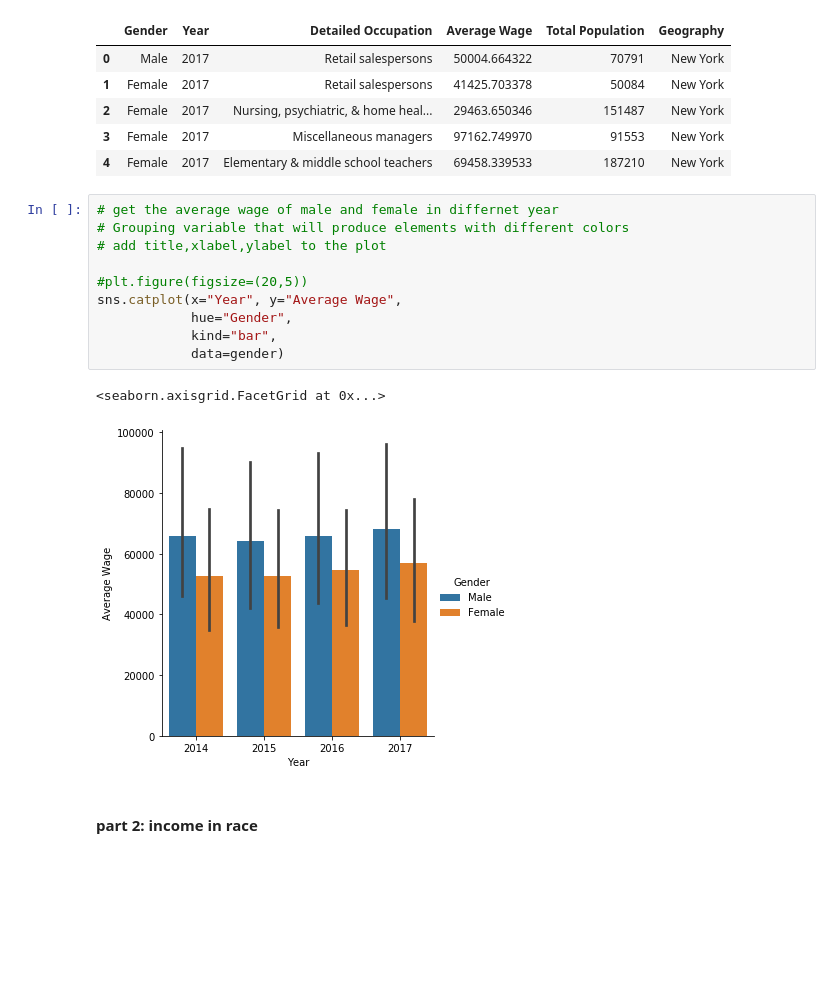
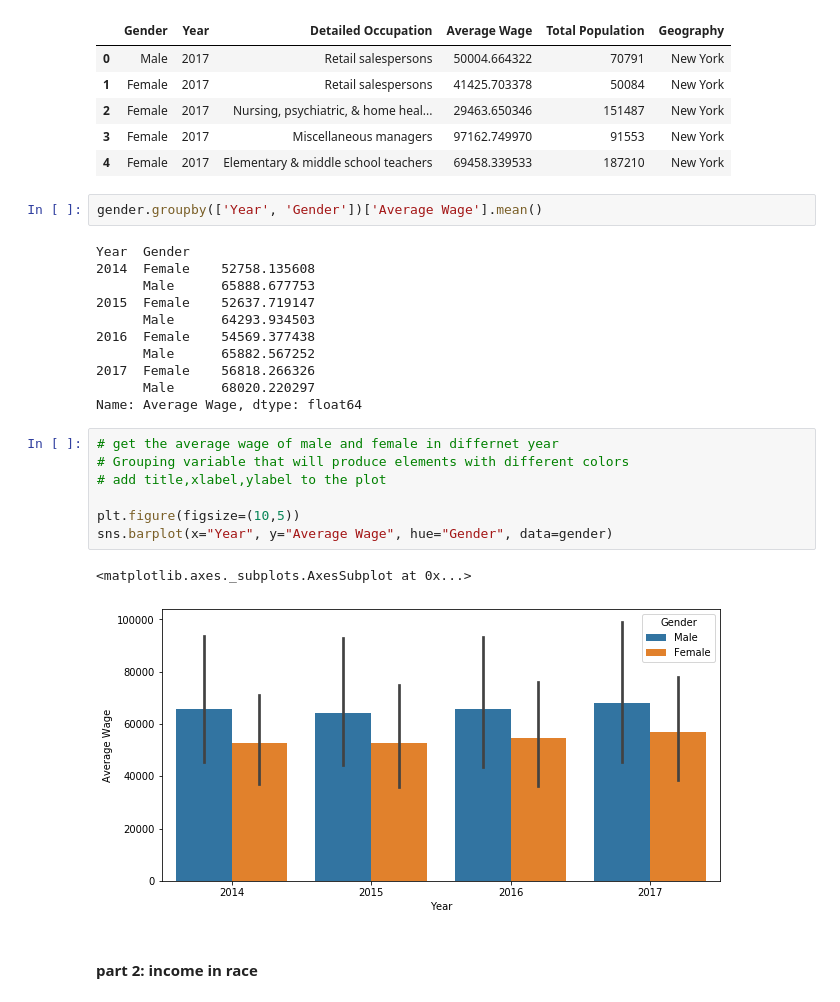
Before and after one commit to gegeli638/DAV-5400, a Jupyter notebook: final/12.13.ipynb, the cells around one changed output. Drawn from its saved outputs; the diff is of its cells as text; blank space fills up the shorter version.

```diff
--- a/final/12.13.ipynb
+++ b/final/12.13.ipynb
@@ -27,19 +27,29 @@ gender.head()
 | 2 | Female | 2017 | Nursing, psychiatric, & home heal... | 29463.650346 | 151487 | New York |
 | 3 | Female | 2017 | Miscellaneous managers | 97162.749970 | 91553 | New York |
 | 4 | Female | 2017 | Elementary & middle school teachers | 69458.339533 | 187210 | New York |
+# %%
+gender.groupby(['Year', 'Gender'])['Average Wage'].mean()
+# %% [output]
+Year  Gender
+2014  Female    52758.135608
+      Male      65888.677753
+2015  Female    52637.719147
+      Male      64293.934503
+2016  Female    54569.377438
+      Male      65882.567252
+2017  Female    56818.266326
+      Male      68020.220297
+Name: Average Wage, dtype: float64
 # %%
 # get the average wage of male and female in differnet year
 # Grouping variable that will produce elements with different colors
 # add title,xlabel,ylabel to the plot
 
-#plt.figure(figsize=(20,5))
-sns.catplot(x="Year", y="Average Wage",
-            hue="Gender",
-            kind="bar",
-            data=gender)
+plt.figure(figsize=(10,5))
+sns.barplot(x="Year", y="Average Wage", hue="Gender", data=gender)
 # %% [output]
-<seaborn.axisgrid.FacetGrid at 0x...>
+<matplotlib.axes._subplots.AxesSubplot at 0x...>
-[figure, old version]
+[figure, new version]
 # %% [markdown]
 #### part 2: income in race
 # %%
```
Also changed, not shown: parts of 3 cells of this notebook.
